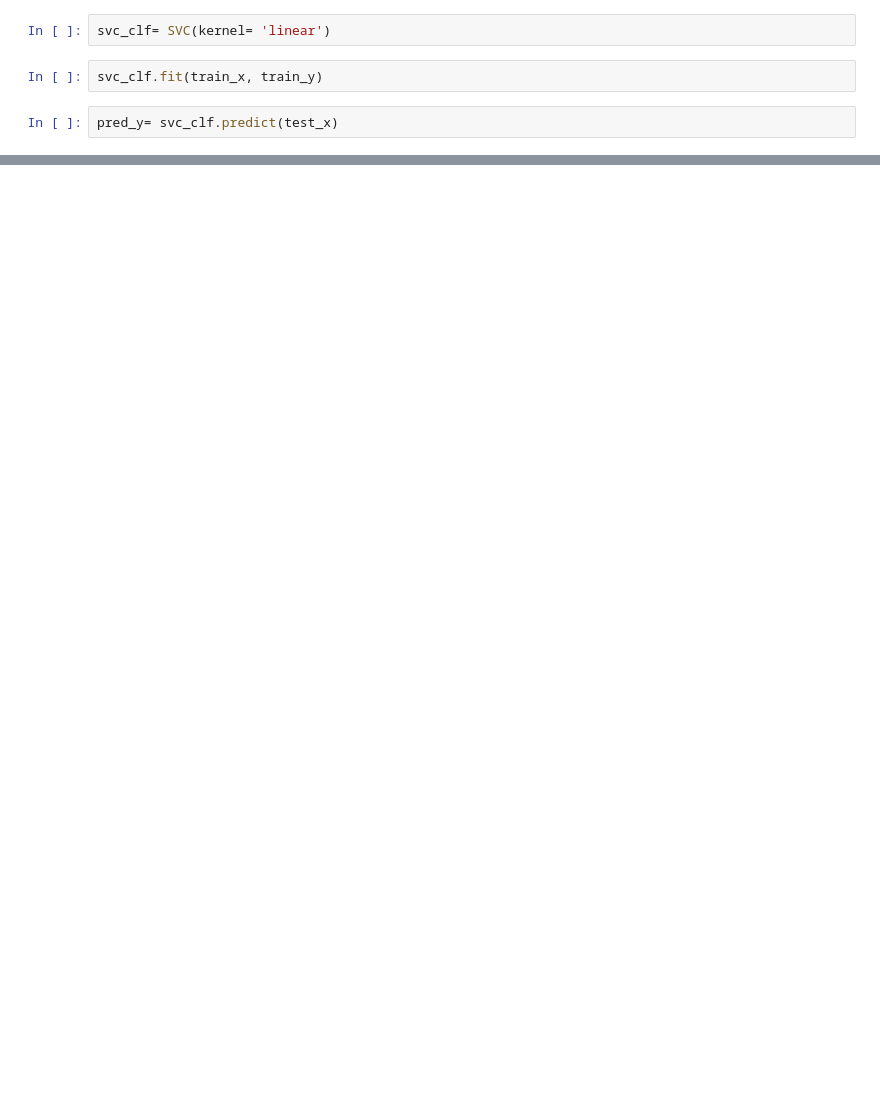
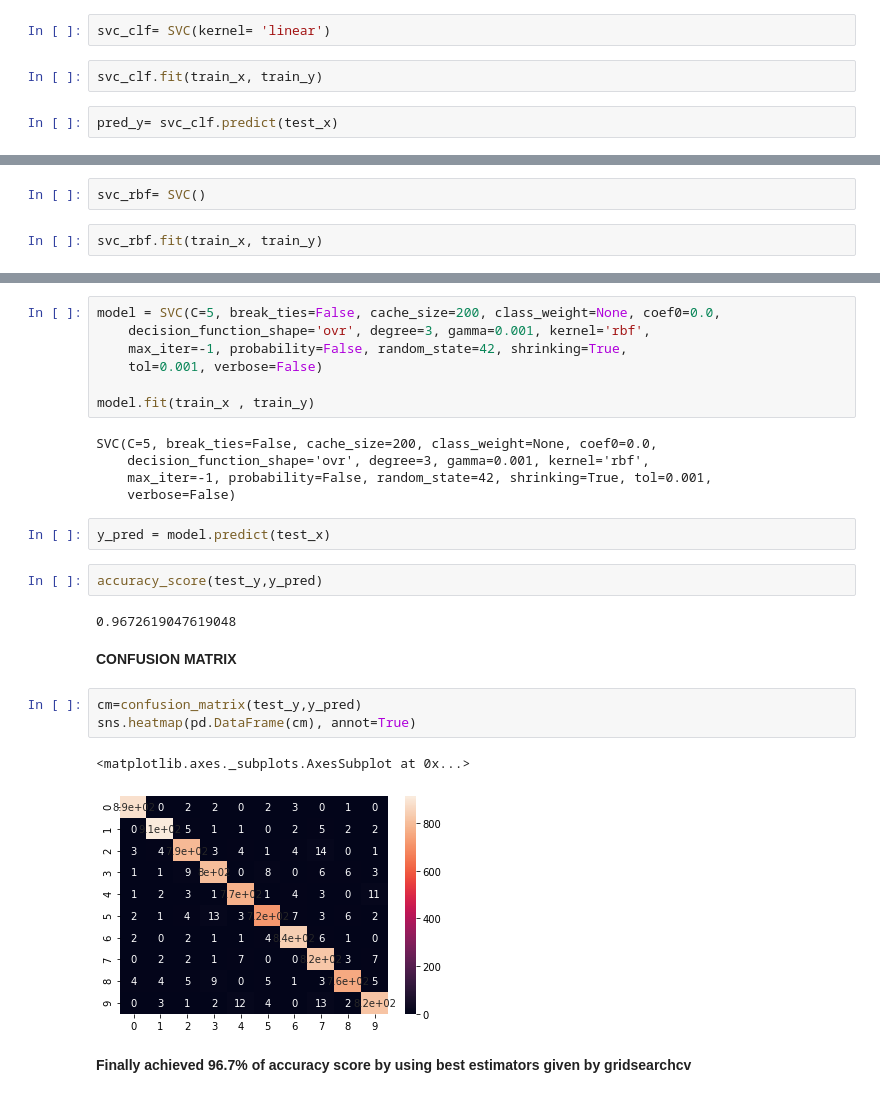
Before and after one commit to princepipariya/Handwritten-Digit-Recognition, a Jupyter notebook: Handwritten Digit Recognition.ipynb, the cells around one changed output, grey strips where cells are left out. Drawn from its saved outputs; the diff is of its cells as text; blank space fills up the shorter version.

```diff
--- a/Handwritten Digit Recognition.ipynb
+++ b/Handwritten Digit Recognition.ipynb
@@ -153,0 +118,4 @@ pred_y= svc_clf.predict(test_x)
+# %%
+svc_rbf= SVC()
+# %%
+svc_rbf.fit(train_x, train_y)
@@ -153,0 +170,28 @@ pred_y= svc_clf.predict(test_x)
+# %%
+model = SVC(C=5, break_ties=False, cache_size=200, class_weight=None, coef0=0.0,
+    decision_function_shape='ovr', degree=3, gamma=0.001, kernel='rbf',
+    max_iter=-1, probability=False, random_state=42, shrinking=True,
+    tol=0.001, verbose=False)
+
+model.fit(train_x , train_y)
+# %% [output]
+SVC(C=5, break_ties=False, cache_size=200, class_weight=None, coef0=0.0,
+    decision_function_shape='ovr', degree=3, gamma=0.001, kernel='rbf',
+    max_iter=-1, probability=False, random_state=42, shrinking=True, tol=0.001,
+    verbose=False)
+# %%
+y_pred = model.predict(test_x)
+# %%
+accuracy_score(test_y,y_pred)
+# %% [output]
+0.9672619047619048
+# %% [markdown]
+**CONFUSION MATRIX**
+# %%
+cm=confusion_matrix(test_y,y_pred)
+sns.heatmap(pd.DataFrame(cm), annot=True)
+# %% [output]
+<matplotlib.axes._subplots.AxesSubplot at 0x...>
+[figure, added]
+# %% [markdown]
+**Finally achieved 96.7% of accuracy score by using best estimators given by gridsearchcv**
```
Also changed, not shown: parts of 46 cells of this notebook.
